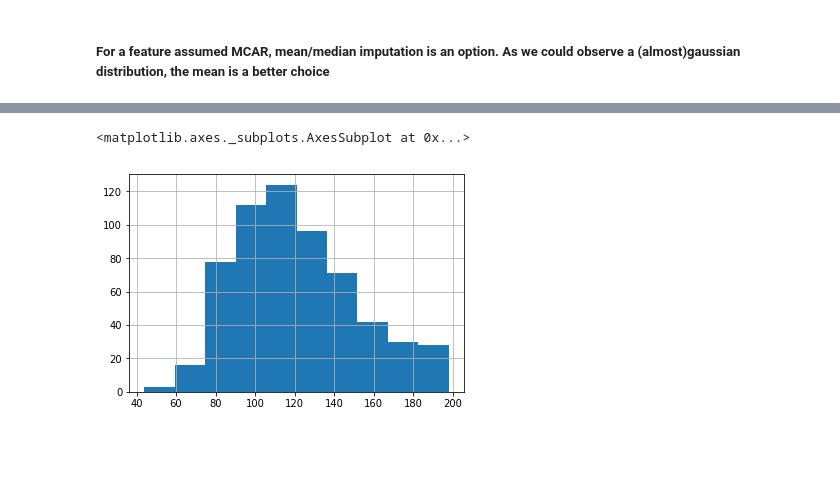
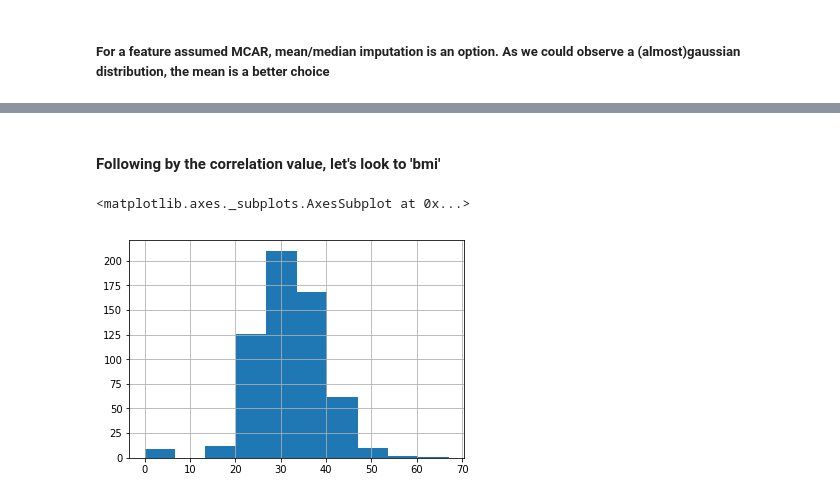
Before and after one commit to icyrino/FeatureEngineering-Training, a Jupyter notebook: NA values.ipynb, the cells around one changed output, grey strips where cells are left out. Drawn from its saved outputs; the diff is of its cells as text; code cells hidden in the pictures; blank space fills up the shorter version.

```diff
--- a/NA values.ipynb
+++ b/NA values.ipynb
@@ -82,2 +82,0 @@ df['glicose'].mean()
-# %%
-df['glicose_NAtoMean'] = df['glicose'].replace(to_replace = 0, value = df['glicose'].mean())
@@ -84,5 +97,7 @@ df['glicose_NAtoMean'] = df['glicose'].replace(to_replace = 0, value = df['glico
+# %% [markdown]
+#### Following by the correlation value, let's look to 'bmi'
 # %%
-df['glicose_NAtoMean'].hist()
+df['bmi'].hist()
 # %% [output]
 <matplotlib.axes._subplots.AxesSubplot at 0x...>
-[figure, old version]
+[figure, new version]
```
Also changed, not shown: parts of 36 cells of this notebook.
